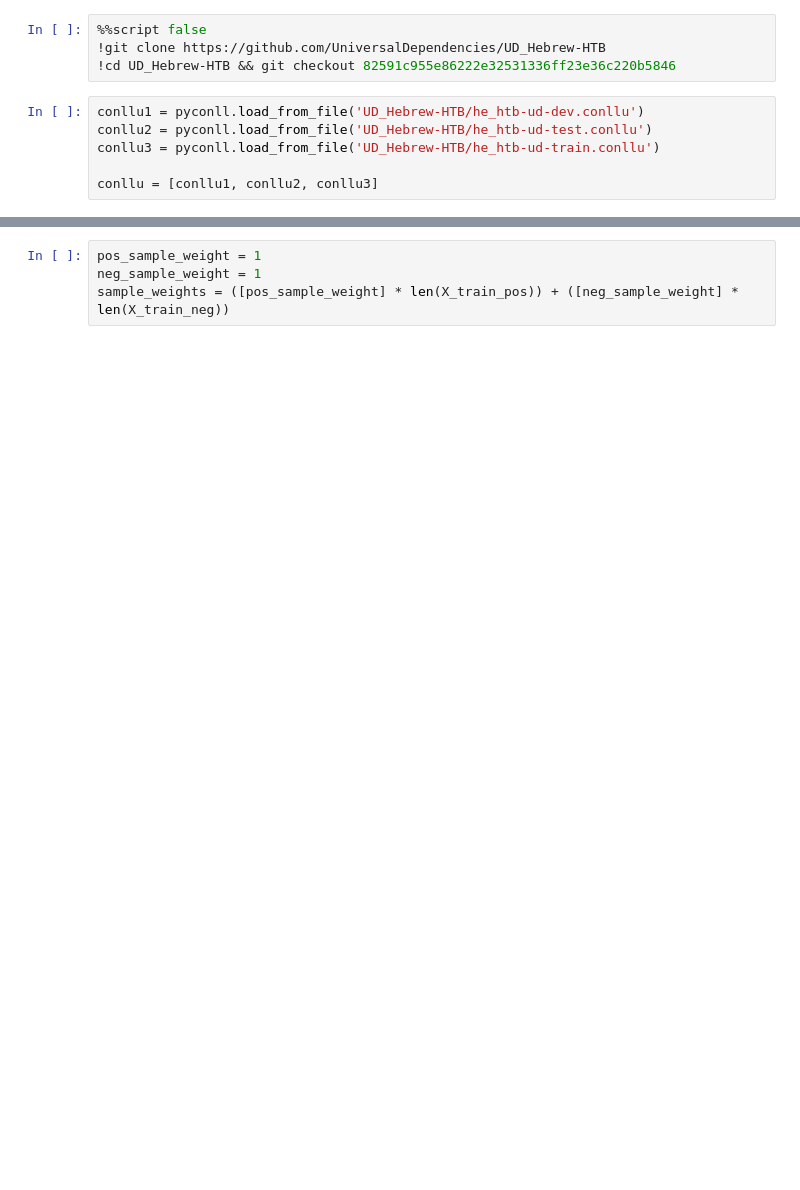
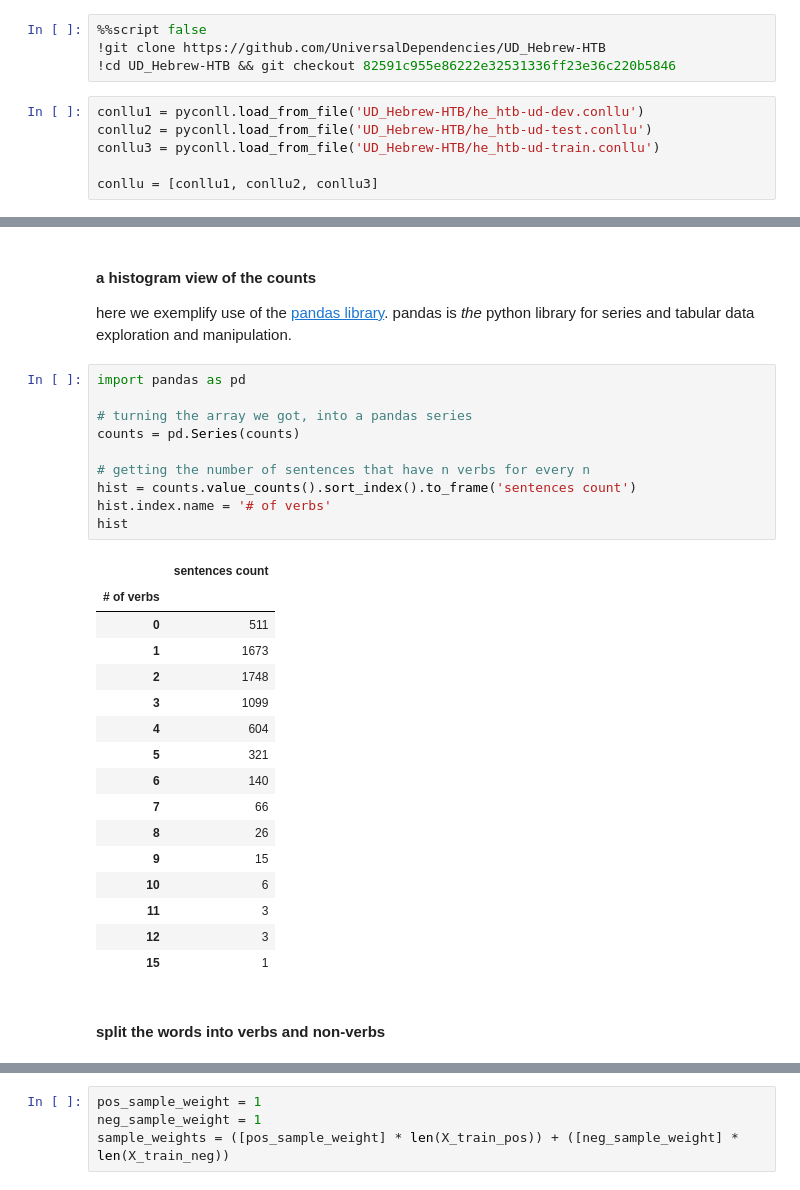
Before and after one commit to onlp-code/verb-prediction, a Jupyter notebook: Prediction Algorithms | Verb Prediction Assignment.ipynb, the cells around one changed output, grey strips where cells are left out. Saved outputs shown, nothing was run; the diff lists cells and outputs as text; blank space fills up the shorter version.

```diff
--- a/Prediction Algorithms | Verb Prediction Assignment.ipynb
+++ b/Prediction Algorithms | Verb Prediction Assignment.ipynb
@@ -214,0 +83,32 @@ y_train = y_train_pos + y_train_neg
+# %% [markdown]
+#### a histogram view of the counts
+here we exemplify use of the [pandas library](https://towardsdatascience.com/pandas-series-a-lightweight-intro-b7963a0d62a2). pandas is _the_ python library for series and tabular data exploration and manipulation.
+# %%
+import pandas as pd
+
+# turning the array we got, into a pandas series
+counts = pd.Series(counts)
+
+# getting the number of sentences that have n verbs for every n
+hist = counts.value_counts().sort_index().to_frame('sentences count')
+hist.index.name = '# of verbs'
+hist
+# %% [output]
+|  | sentences count |
+| # of verbs |  |
+| 0 | 511 |
+| 1 | 1673 |
+| 2 | 1748 |
+| 3 | 1099 |
+| 4 | 604 |
+| 5 | 321 |
+| 6 | 140 |
+| 7 | 66 |
+| 8 | 26 |
+| 9 | 15 |
+| 10 | 6 |
+| 11 | 3 |
+| 12 | 3 |
+| 15 | 1 |
+# %% [markdown]
+#### split the words into verbs and non-verbs
```
Also changed, not shown: parts of 67 cells of this notebook.
